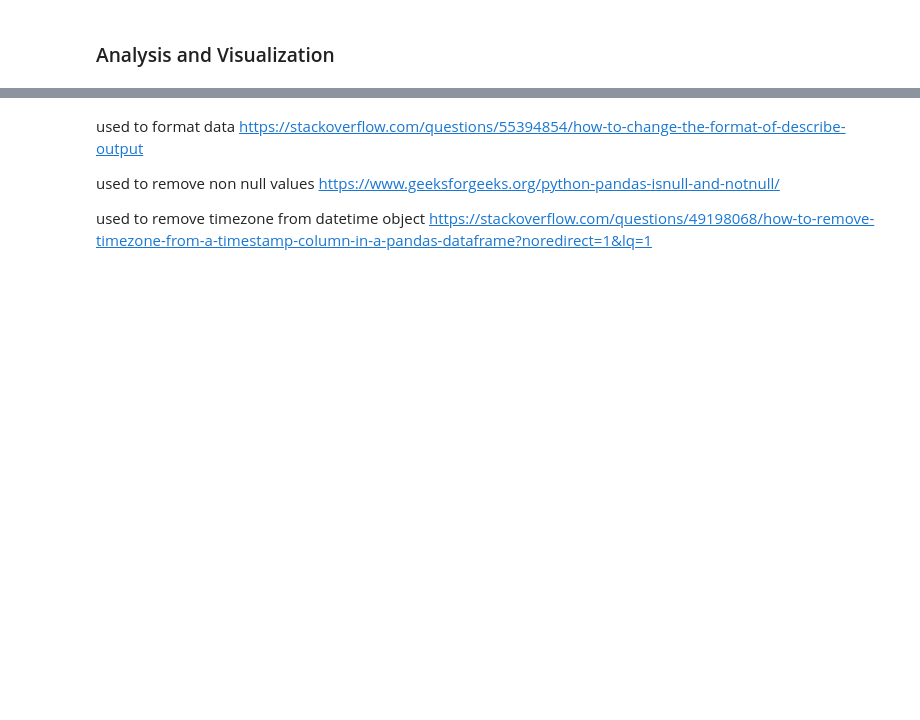
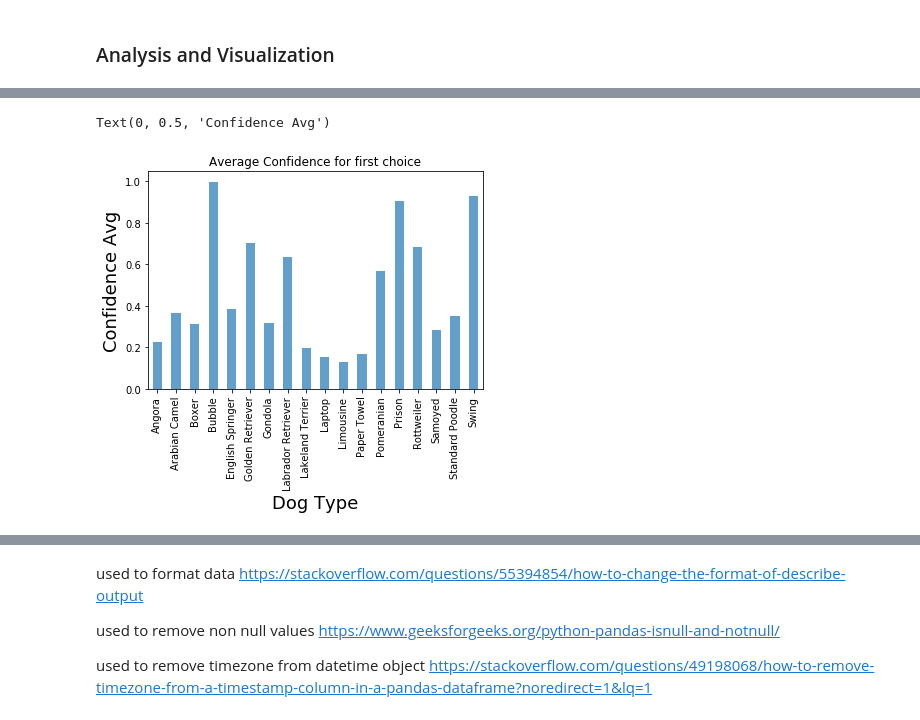
Before and after one commit to PhilipKarns/we_rate_dogs, a Jupyter notebook: wrangle_act.ipynb, the cells around one changed output, grey strips where cells are left out. Cells and saved outputs as stored; diff of their text form; code cells hidden in the pictures; blank space fills up the shorter version.

Commit message:
finished cleaning data and adding insights and graphs for results

```diff
--- a/wrangle_act.ipynb
+++ b/wrangle_act.ipynb
@@ -466,5 +467,7 @@ Change datatype to integer using astype
 # %% [markdown]
 #### Code
+# %%
+twitter_archive_clean[['retweet_count', 'favorite_count']] = twitter_archive_clean[['retweet_count', 'favorite_count']].fillna(0)
 # %%
 twitter_archive_clean[['retweet_count', 'favorite_count']] = twitter_archive_clean[['retweet_count', 'favorite_count']].astype(int)
 # %% [markdown]
@@ -705,0 +724,6 @@ twitter_archive_clean.to_csv('twitter_archive_master.txt', index=False)
+# %%
+#formatting data so confidence values show correctly
+pd.options.display.float_format = "{:.2f}".format
+dog_type_favorites = twitter_archive_clean.groupby(['p1', 'p2'], as_index=False)['favorite_count', 'p1_conf', 'p2_conf'].mean()
+dog_type_favorites_sort = dog_type_favorites.sort_values('favorite_count', ascending=False).head(20)
+dog_type_favorites_sort
@@ -705,0 +752,8 @@ twitter_archive_clean.to_csv('twitter_archive_master.txt', index=False)
+# %%
+p1_confidence_avg = dog_type_favorites_sort.groupby('p1').p1_conf.mean()
+p1_confidence_avg.plot(kind='bar', title='Average Confidence for first choice', alpha=.7)
+plt.xlabel('Dog Type', fontsize=18)
+plt.ylabel('Confidence Avg', fontsize=18)
+# %% [output]
+Text(0, 0.5, 'Confidence Avg')
+[figure, added]
```
Also changed, not shown: parts of 25 cells of this notebook.
